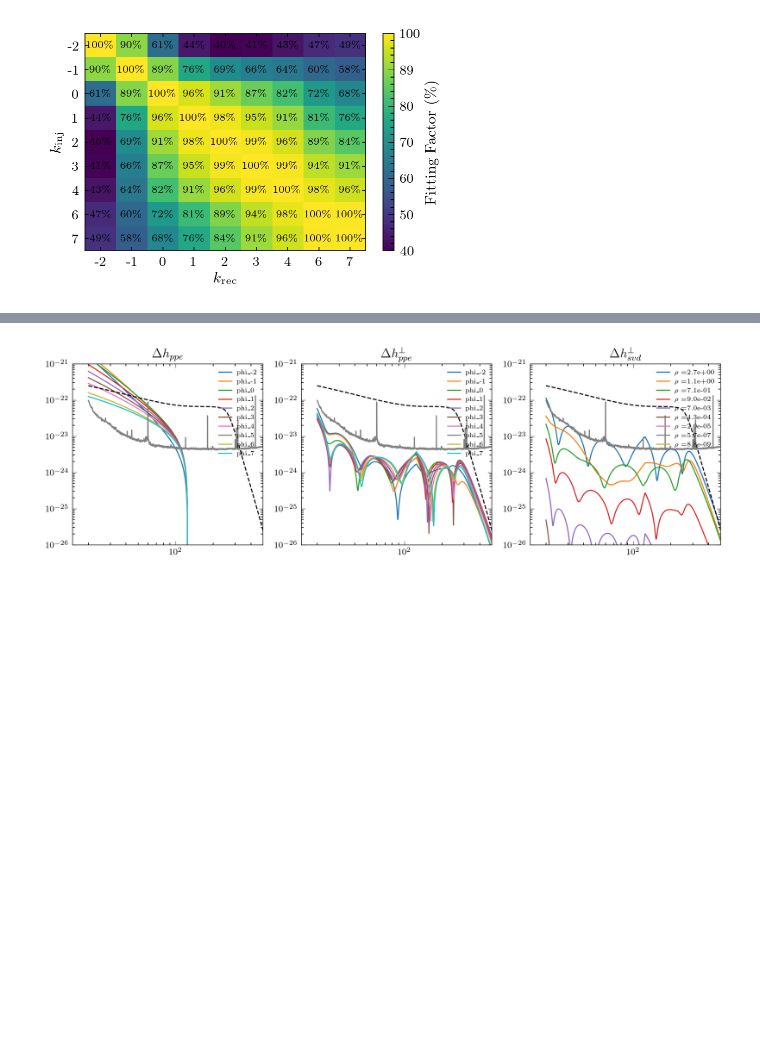
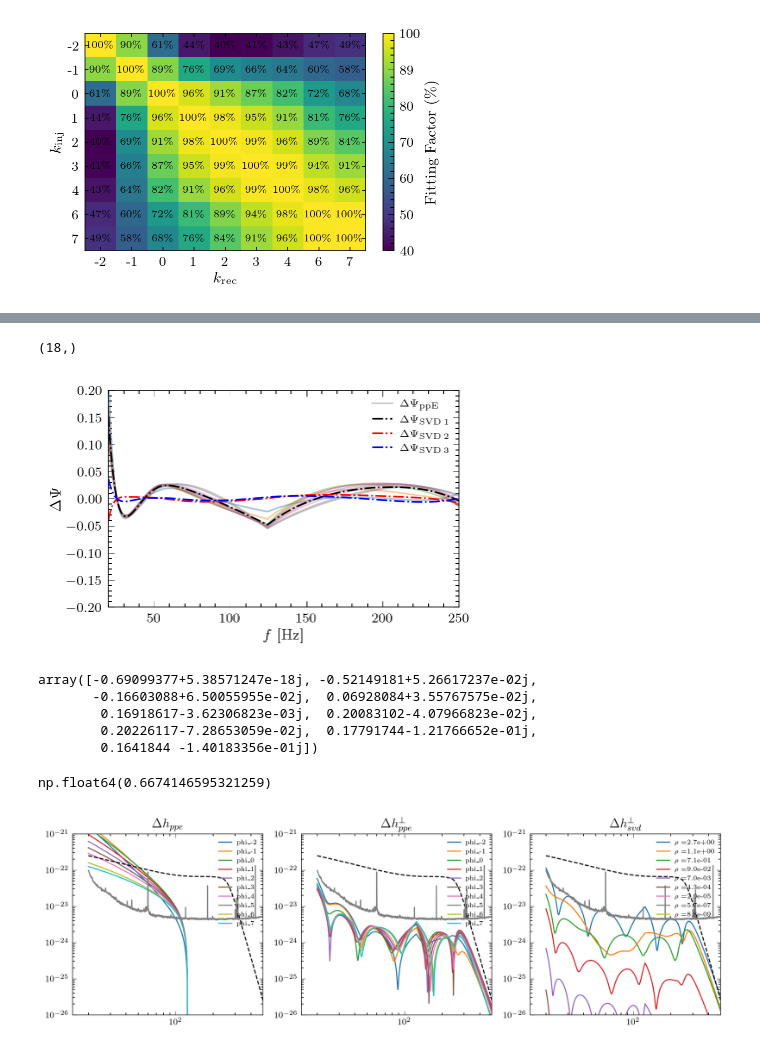
Before and after one commit to BrianCSeymour/geo-tgr, a Jupyter notebook: svd-ppeperp.ipynb, the cells around one changed output, grey strips where cells are left out. Drawn from its saved outputs; the diff is of its cells as text; code cells hidden in the pictures; blank space fills up the shorter version.

```diff
--- a/svd-ppeperp.ipynb
+++ b/svd-ppeperp.ipynb
@@ -356,3 +402,75 @@ HDh = compute_H_svd(perp=False)
+# %%
+H = np.array(Hperpsingle)
+
+
+
+U, s, Vt = np.linalg.svd(H, full_matrices=False)
+# %% [output]
+(18,)
+# %%
+H = np.array(Hperpsingle)
+
+
+Hp = np.imag(H * np.exp(-1j*np.angle(hgr["H1"])))
+U, s, Vh = np.linalg.svd(Hp, full_matrices=False)
+
+# ii = 0
+# v = 1/s[ii] * (Hp.conj().T @ U[:,ii])
+
+# # np.sum(np.abs(v)**2)
+# v
+
+
+
+
+# plt.ylim(-0.2,0.2)
+# plt.legend(loc=1)
+
+
+kkplt = [-2,-1,0,1, 2,3,4,6, 7]
+
+for k in kkplt:
+    # line, = plt.plot(obj.freqs,np.real(resDh[obj.k2str[k]]["H1"] / hgr["H1"]/1j), label=rf"$\Delta \Psi_{{ {k:d} }}$")
+
+    if k!=7:
+        plt.plot(obj.freqs, np.real(res[obj.k2str[k]]["H1"] / hgr["H1"]/1j), alpha=0.4)
+    else:
+        plt.plot(obj.freqs, np.real(res[obj.k2str[k]]["H1"] / hgr["H1"]/1j), alpha=0.4, c = "gray", label=r"$\Delta \Psi_\mathrm{ppE }$")
+
+cc = ["k","r","b","gray","m"]
+# norm = 1
+norm = np.sqrt(obj.freqs)
+for i in range(3):
+    dpsi_svd = Vh[i] / weight / np.abs(hgr["H1"]) * s[i] /3
+    # vals = norm/27*s[i] * Vh[i, :4000] / weight/ hgr["H1"]/1j
+    # ang2 =  -np.real(norm/27*s[i] * Vh[i, :4000] / weight/ hgr["H1"]/1j)
+    plt.plot(obj.freqs, -dpsi_svd, label=rf"$\Delta \Psi_{{\mathrm{{SVD}}\, {i+1:d} }}$",ls = "-.",c=cc[i])
+
+
+
+plt.xlim(20, 250)
+plt.ylim(-0.2,0.2)
+plt.legend(loc=1)
+
+plt.xlabel(r"$f$ [Hz]")
+plt.ylabel(r"$\Delta \Psi$")
+# plt.savefig(datestr + "-svd-example-refactored.pdf", bbox_inches='tight', pad_inches=0)
+
+plt.show()
+# %% [output]
+[figure, added]
+# %%
+U[:,ii]
+# %% [output]
+array([-0.69099377+5.38571247e-18j, -0.52149181+5.26617237e-02j,
+       -0.16603088+6.50055955e-02j,  0.06928084+3.55767575e-02j,
+        0.16918617-3.62306823e-03j,  0.20083102-4.07966823e-02j,
+        0.20226117-7.28653059e-02j,  0.17791744-1.21766652e-01j,
+        0.1641844 -1.40183356e-01j])
+# %%
+np.sum(np.abs(v)**2)
+# %% [output]
+np.float64(0.6674146595321259)
 # %%
 U, s, Vh = np.linalg.svd(Hperp, full_matrices=False)
 normsvd = np.zeros(s.shape[0])
```
Also changed, not shown: parts of 6 cells of this notebook.
